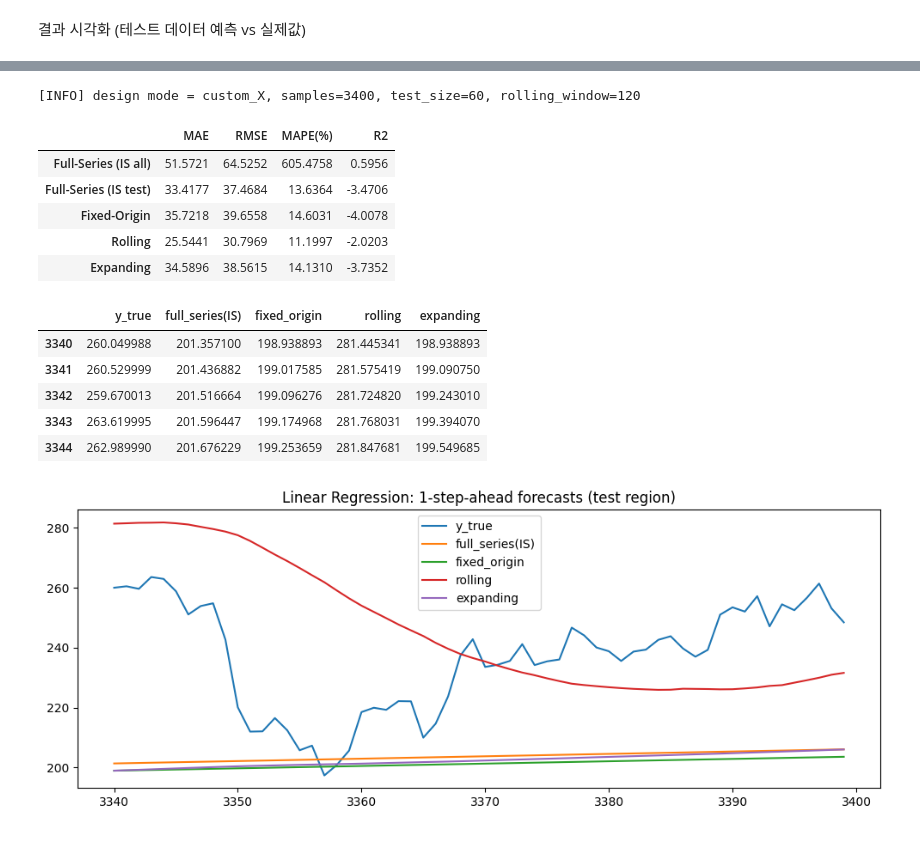
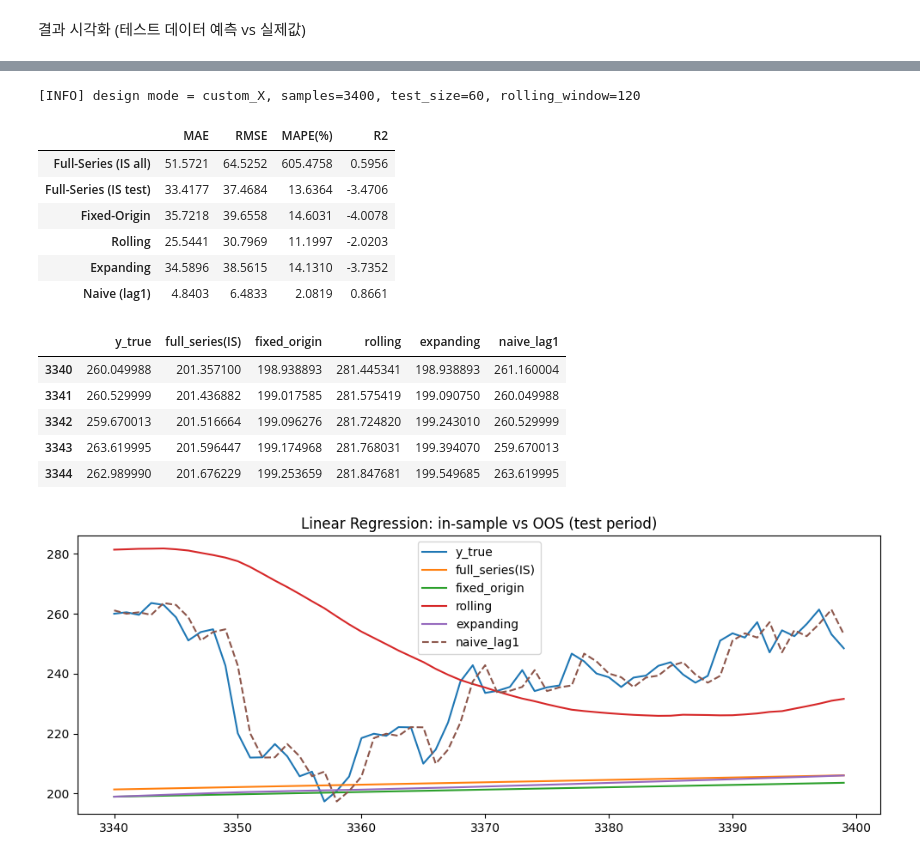
Before and after one commit to nhjung-phd/TimeSeriesAnalysis, a Jupyter notebook: notebooks/11_linear_regression.ipynb, the cells around one changed output, grey strips where cells are left out. Cells and saved outputs as stored; diff of their text form; code cells hidden in the pictures.

```diff
--- a/notebooks/11_linear_regression.ipynb
+++ b/notebooks/11_linear_regression.ipynb
@@ -69,2 +62,0 @@ y = df['Close']
-# %%
-df = df.reset_index()
@@ -233,2 +207,20 @@ for i in range(window_size, len(X_test) - 1):
+# %%
+# 학습+시험 데이터를 연결하되, t 예측 시 y[t] 및 이후 값은 학습하지 않음
+X_all = pd.concat([X_train, X_test], ignore_index=True)
+y_all = pd.concat([y_train, y_test], ignore_index=True)
+test_predictions = []
+actuals = []
+test_dates = []
+for i in range(len(X_train), len(X_all)):
+    # 이전 30거래일만 사용하므로 진정한 rolling window
+    X_train_sliding = X_all.iloc[i - window_size:i]
+    y_train_sliding = y_all.iloc[i - window_size:i]
+    X_test_next = X_all.iloc[i:i + 1]
+    model = LinearRegression()
+    model.fit(X_train_sliding, y_train_sliding)
+    test_predictions.append(float(model.predict(X_test_next)[0]))
+    # 예측값과 같은 날짜의 실제값을 비교
+    actuals.append(float(y_all.iloc[i]))
+    test_dates.append(df["Date"].iloc[i])
 # %% [markdown]
 성능 평가 (테스트 데이터 기준)
@@ -306,13 +301,13 @@ plt.show()
 # ===============================================================
 # 단순 선형 회귀(Linear Regression) 시계열 예측 - 4 스킴 한 번에
 #   1) Full-series (내표본)
-#   2) Fixed-origin (정적 파라미터, 1-스텝 OOS)
+#   2) Fixed-origin (정적 파라미터, OOS 추세 외삽; 갱신 없음)
 #   3) Rolling window (리핏, 1-스텝 OOS)
 #   4) Expanding window (리핏, 1-스텝 OOS)
 #
 # 특징:
 #  - df/X/y 자동 감지 (없으면 df에서 y/x 후보 자동 선택)
-#  - x가 없으면 lag1(AR1) → 실패 시 추세(t)로 "단순선형회귀" 유지
+#  - x가 없으면 lag1 → 실패 시 추세(t)로 단순선형회귀 유지
 #  - sklearn 구버전 호환: RMSE 계산 시 squared=False 미지원도 자동 처리
 # 출력:
 #  - preds(DataFrame), metrics(DataFrame), 간단 plot, CSV 저장
@@ -328,7 +323,7 @@ import matplotlib.pyplot as plt
 # --------------------------
 # ★ 필요 시 여기만 수정 ★
 # --------------------------
-TEST_SIZE      = 60          # 테스트(평가) 구간 길이
+TEST_SIZE      = 60          # 마지막 60거래일 OOS 평가
 ROLLING_WINDOW = None        # None이면 자동(min(120, 학습길이)). 직접 지정 가능(예: 120)
 FIT_INTERCEPT  = True
 
@@ -340,18 +335,15 @@ X_COL: Optional[str] = None   # 예: "Day"    (None이면 자동 감지: Day ->
 # 도우미: 지표, 설계행렬 구성, 자동 감지
 # ------------------------------------------------------------
 def _safe_rmse(y_true: np.ndarray, y_pred: np.ndarray) -> float:
-    """sklearn 버전에 따라 squared=False 미지원 시에도 동작하도록 RMSE 계산"""
-    try:
-        return mean_squared_error(y_true, y_pred, squared=False)  # 신버전
-    except TypeError:
-        return float(np.sqrt(mean_squared_error(y_true, y_pred)))  # 구버전
+    """sklearn 버전과 무관하게 MSE의 제곱근으로 RMSE 계산"""
+    return float(np.sqrt(mean_squared_error(y_true, y_pred)))
 
 def _metrics(y_true: np.ndarray, y_pred: np.ndarray) -> Dict[str, float]:
     eps = 1e-12
     return {
         "MAE": mean_absolute_error(y_true, y_pred),
         "RMSE": _safe_rmse(y_true, y_pred),
-        "MAPE(%)": float(np.mean(np.abs((y_true - y_pred) / np.where(np.abs(y_true) < eps, eps, y_true))) * 100.0),
+        "MAPE(%)": float(np.mean(np.abs((y_true[np.abs(y_true) >= eps] - y_pred[np.abs(y_true) >= eps]) / y_true[np.abs(y_true) >= eps])) * 100.0) if np.any(np.abs(y_true) >= eps) else np.nan,  # 0인 실제값은 제외
         "R2": r2_score(y_true, y_pred)
     }
 
@@ -513,7 +505,7 @@ X_design: Optional[pd.DataFrame] = None
 
 _glob = globals()
 
-# 0-1) 우선순위: 이미 만든 y/X가 있으면 그대로 사용
+# 0-1) 앞 셀의 y/X가 있다면 사용. 데이터 변경 시 전체 셀을 순서대로 재실행하세요.
 if "y" in _glob:
     try:
         y_series = _as_series(_glob["y"], name="y")
@@ -523,6 +515,8 @@ if "y" in _glob:
 if "X" in _glob and y_series is not None:
     try:
         X_design = _ensure_2d(_glob["X"]).reindex(y_series.index)
+        if X_design.shape[1] != 1:
+            raise ValueError("단순선형회귀 비교에는 설명변수 한 개만 사용하세요.")
     except Exception:
         X_design = None
 
@@ -556,23 +550,24 @@ else:
     used_mode = "custom_X"
 
 n = len(y_clean)
-assert 1 <= TEST_SIZE < n, f"TEST_SIZE(={TEST_SIZE})는 1~{n-1} 사이여야 합니다."
+assert 1 <= TEST_SIZE < n - 2, f"학습 표본 3개 이상을 위해 TEST_SIZE는 1~{n-3} 사이여야 합니다."
 test_start = n - TEST_SIZE
 test_index = y_clean.index[test_start:]
 
 # ------------------------------------------------------------
 # 2) 4 스킴 실행
 # ------------------------------------------------------------
-# Full-series (IS 전체/IS 테스트절단)
+# Full-series: 테스트를 포함해 적합한 내표본 결과(미래 예측으로 해석 금지)
 yhat_is_all  = _full_series_is(X_design, y_clean, fit_intercept=FIT_INTERCEPT)
 yhat_is_test = yhat_is_all[test_start:]
 
-# Fixed-origin
+# Fixed-origin: Day 설명변수 사용 시 시험 전체를 향한 추세 외삽
 idx_fo, y_true_fo, yhat_fo = _fixed_origin(X_design, y_clean, test_size=TEST_SIZE, fit_intercept=FIT_INTERCEPT)
 
 # Rolling
 if ROLLING_WINDOW is None:
     ROLLING_WINDOW = min(120, n - TEST_SIZE)
+assert ROLLING_WINDOW >= 2, "ROLLING_WINDOW는 최소 2여야 합니다."
 idx_rw, y_true_rw, yhat_rw = _rolling_window(X_design, y_clean, test_size=TEST_SIZE, window=ROLLING_WINDOW, fit_intercept=FIT_INTERCEPT)
 
 # Expanding
@@ -587,6 +582,8 @@ preds["full_series(IS)"]   = yhat_is_test
 preds["fixed_origin"]      = pd.Series(yhat_fo, index=idx_fo)
 preds["rolling"]           = pd.Series(yhat_rw, index=idx_rw)
 preds["expanding"]         = pd.Series(yhat_ex, index=idx_ex)
+# Naive 1-step 기준선: 관측 완료된 직전 거래일의 실제 종가
+preds["naive_lag1"]       = y_clean.shift(1).iloc[test_start:].to_numpy()
 
 metrics = pd.DataFrame({
     "Full-Series (IS all)" : _metrics(y_clean.to_numpy(), yhat_is_all),
@@ -594,43 +591,46 @@ metrics = pd.DataFrame({
     "Fixed-Origin"         : _metrics(preds["y_true"].to_numpy(), preds["fixed_origin"].to_numpy()),
     "Rolling"              : _metrics(preds["y_true"].to_numpy(), preds["rolling"].to_numpy()),
     "Expanding"            : _metrics(preds["y_true"].to_numpy(), preds["expanding"].to_numpy()),
+    "Naive (lag1)"         : _metrics(preds["y_true"].to_numpy(), preds["naive_lag1"].to_numpy()),
 }).T
 
 # ------------------------------------------------------------
 # 4) 표시 및(선택) 저장
 # ------------------------------------------------------------
 print(f"[INFO] design mode = {used_mode}, samples={n}, test_size={TEST_SIZE}, rolling_window={ROLLING_WINDOW}")
 display(metrics.round(4))
 display(preds.head())
 
 # 간단 시각화 (테스트 구간)
 plt.figure(figsize=(10,4))
 plt.plot(preds.index, preds["y_true"], label="y_true")
 plt.plot(preds.index, preds["full_series(IS)"], label="full_series(IS)")
 plt.plot(preds.index, preds["fixed_origin"], label="fixed_origin")
 plt.plot(preds.index, preds["rolling"], label="rolling")
 plt.plot(preds.index, preds["expanding"], label="expanding")
-plt.title("Linear Regression: 1-step-ahead forecasts (test region)")
+plt.plot(preds.index, preds["naive_lag1"], label="naive_lag1", linestyle="--")
+plt.title("Linear Regression: in-sample vs OOS (test period)")
 plt.legend()
 plt.tight_layout()
 plt.show()
 
 # 파일로 저장(원하면 경로 바꾸세요)
 #preds.to_csv("forecast_preds_linear.csv", index=True)
 #metrics.to_csv("forecast_metrics_linear.csv", index=True)
 #print("[INFO] saved: forecast_preds_linear.csv, forecast_metrics_linear.csv")
 # %% [output]
 [INFO] design mode = custom_X, samples=3400, test_size=60, rolling_window=120
 |  | MAE | RMSE | MAPE(%) | R2 |
 | Full-Series (IS all) | 51.5721 | 64.5252 | 605.4758 | 0.5956 |
 | Full-Series (IS test) | 33.4177 | 37.4684 | 13.6364 | -3.4706 |
 | Fixed-Origin | 35.7218 | 39.6558 | 14.6031 | -4.0078 |
 | Rolling | 25.5441 | 30.7969 | 11.1997 | -2.0203 |
 | Expanding | 34.5896 | 38.5615 | 14.1310 | -3.7352 |
+| Naive (lag1) | 4.8403 | 6.4833 | 2.0819 | 0.8661 |
-|  | y_true | full_series(IS) | fixed_origin | rolling | expanding |
-| 3340 | 260.049988 | 201.357100 | 198.938893 | 281.445341 | 198.938893 |
-| 3341 | 260.529999 | 201.436882 | 199.017585 | 281.575419 | 199.090750 |
-| 3342 | 259.670013 | 201.516664 | 199.096276 | 281.724820 | 199.243010 |
-| 3343 | 263.619995 | 201.596447 | 199.174968 | 281.768031 | 199.394070 |
-| 3344 | 262.989990 | 201.676229 | 199.253659 | 281.847681 | 199.549685 |
+|  | y_true | full_series(IS) | fixed_origin | rolling | expanding | naive_lag1 |
+| 3340 | 260.049988 | 201.357100 | 198.938893 | 281.445341 | 198.938893 | 261.160004 |
+| 3341 | 260.529999 | 201.436882 | 199.017585 | 281.575419 | 199.090750 | 260.049988 |
+| 3342 | 259.670013 | 201.516664 | 199.096276 | 281.724820 | 199.243010 | 260.529999 |
+| 3343 | 263.619995 | 201.596447 | 199.174968 | 281.768031 | 199.394070 | 259.670013 |
+| 3344 | 262.989990 | 201.676229 | 199.253659 | 281.847681 | 199.549685 | 263.619995 |
-[figure, old version]
+[figure, new version]
```
Also changed, not shown: parts of 44 cells of this notebook.
